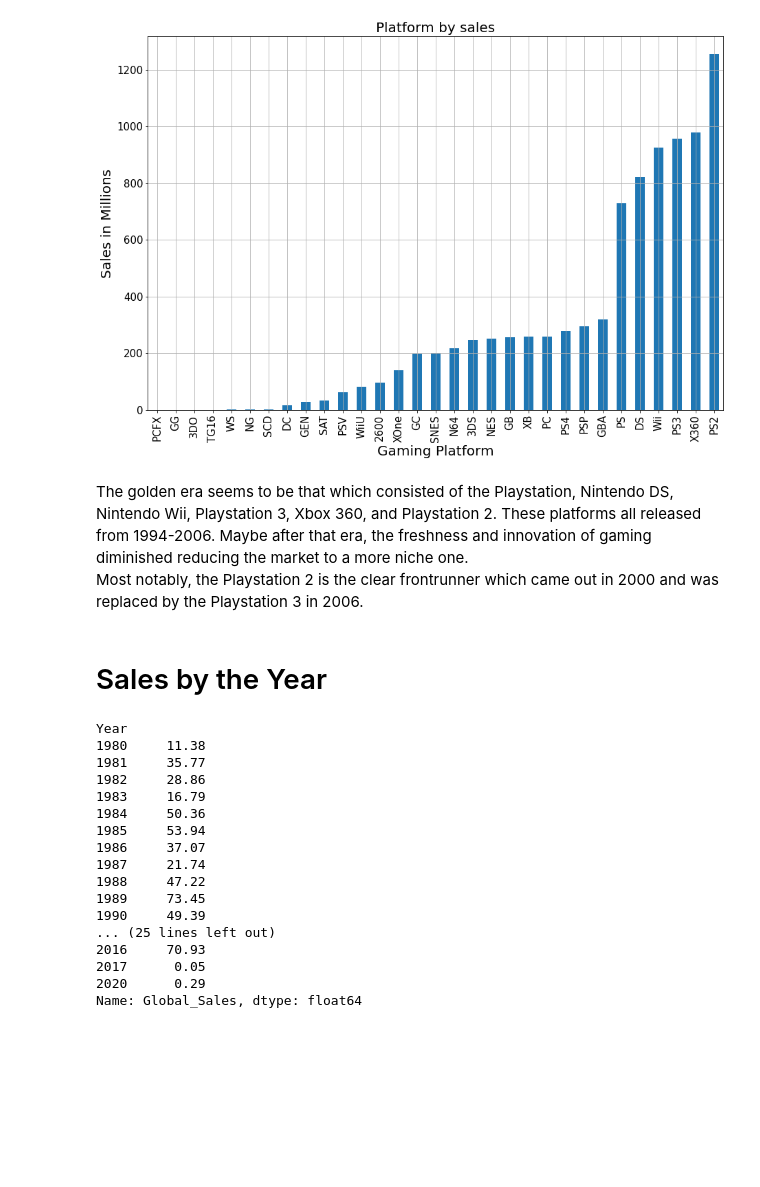
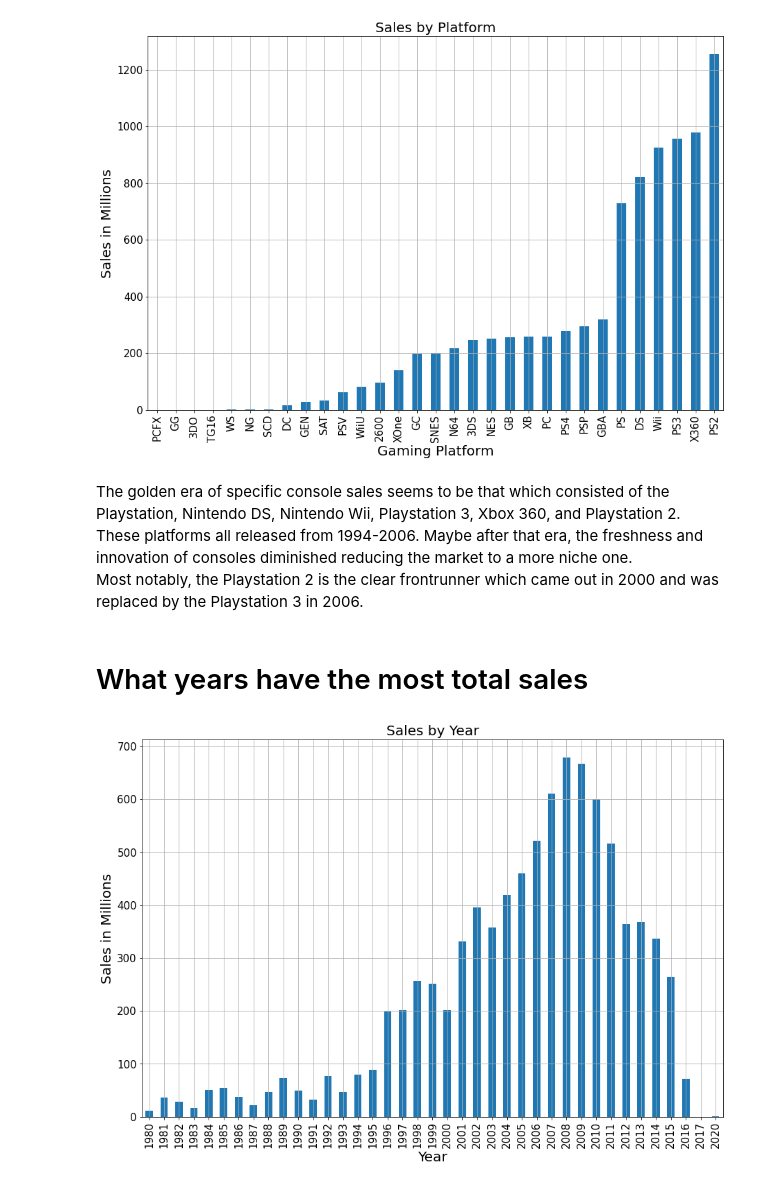
Before and after one commit to AngeloC3/cs103a-cpa01, a Jupyter notebook: cpa01.ipynb, the cells around one changed output. Cells and saved outputs as stored; diff of their text form; code cells hidden in the pictures; blank space fills up the shorter version.

```diff
--- a/cpa01.ipynb
+++ b/cpa01.ipynb
@@ -54,36 +75,19 @@ plt.grid()
 # %% [output]
 [figure]
 # %% [markdown]
-The golden era seems to be that which consisted of the Playstation, Nintendo DS, Nintendo Wii, Playstation 3, Xbox 360, and Playstation 2. These platforms all released from 1994-2006. Maybe after that era, the freshness and innovation of gaming diminished reducing the market to a more niche one.<br> </br>
+The golden era of specific console sales seems to be that which consisted of the Playstation, Nintendo DS, Nintendo Wii, Playstation 3, Xbox 360, and Playstation 2. These platforms all released from 1994-2006. Maybe after that era, the freshness and innovation of consoles diminished reducing the market to a more niche one.<br> </br>
 Most notably, the Playstation 2 is the clear frontrunner which came out in 2000 and was replaced by the Playstation 3 in 2006.
 # %% [markdown]
-# Sales by the Year
+# What years have the most total sales
 # %%
 totalSalesByYear = gf.groupby('Year')['Global_Sales'].sum()
 totalSalesByYear = totalSalesByYear.drop(-1)
-totalSalesByYear
-# totalSalesByYear.plot(kind="bar", figsize=(15,10))
-# plt.xlabel("Year",fontsize=20)
-# plt.xticks(fontsize=15)
-# plt.ylabel("Sales in Millions", fontsize=20)
-# plt.yticks(fontsize=15)
-# plt.title("Year by sales", fontsize=20)
-# plt.grid()
+totalSalesByYear.plot(kind="bar", figsize=(15,10))
+plt.xlabel("Year",fontsize=20)
+plt.xticks(fontsize=15)
+plt.ylabel("Sales in Millions", fontsize=20)
+plt.yticks(fontsize=15)
+plt.title("Sales by Year", fontsize=20)
+plt.grid()
 # %% [output]
-Year
-1980     11.38
-1981     35.77
-1982     28.86
-1983     16.79
-1984     50.36
-1985     53.94
-1986     37.07
-1987     21.74
-1988     47.22
-1989     73.45
-1990     49.39
-... (25 lines left out)
-2016     70.93
-2017      0.05
-2020      0.29
-Name: Global_Sales, dtype: float64
+[figure, added]
```
Also changed, not shown: parts of 17 cells of this notebook, 1 other file.
